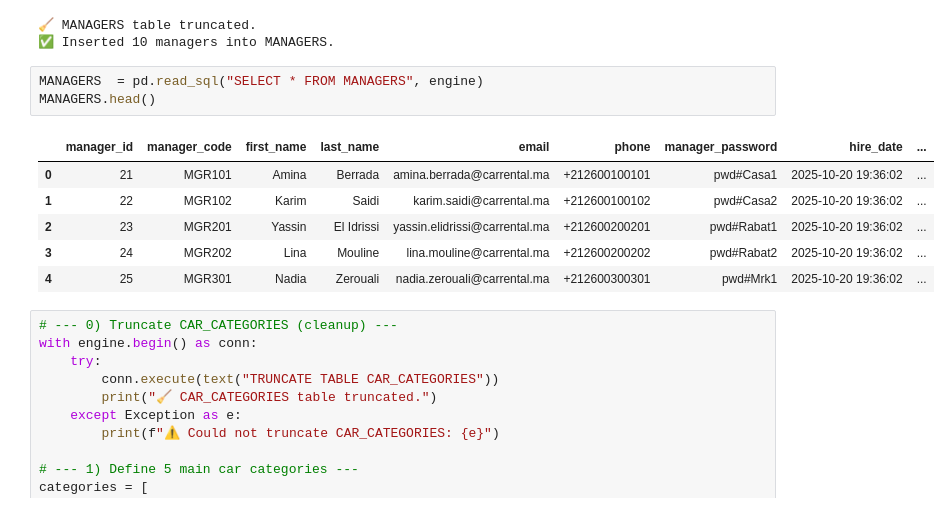
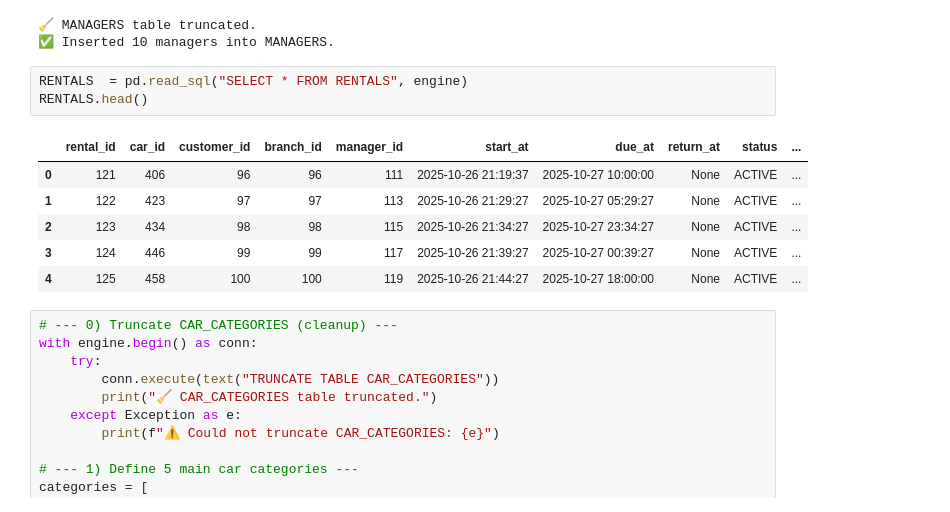
Before and after one commit to Bjibjihamza/car-rental-bi-platform, a Jupyter notebook: src/check.ipynb, the cells around one changed output. Saved outputs shown, nothing was run; the diff lists cells and outputs as text.

```diff
--- a/src/check.ipynb
+++ b/src/check.ipynb
@@ -152,15 +163,15 @@ with engine.begin() as conn:
 🧹 MANAGERS table truncated.
 ✅ Inserted 10 managers into MANAGERS.
 # %%
-MANAGERS  = pd.read_sql("SELECT * FROM MANAGERS", engine)
-MANAGERS.head()
+RENTALS  = pd.read_sql("SELECT * FROM RENTALS", engine)
+RENTALS.head()
 # %% [output]
-|  | manager_id | manager_code | first_name | last_name | email | phone | manager_password | hire_date | ... |
-| 0 | 21 | MGR101 | Amina | Berrada | amina.berrada@carrental.ma | +212600100101 | pwd#Casa1 | 2025-10-20 19:36:02 | ... |
-| 1 | 22 | MGR102 | Karim | Saidi | karim.saidi@carrental.ma | +212600100102 | pwd#Casa2 | 2025-10-20 19:36:02 | ... |
-| 2 | 23 | MGR201 | Yassin | El Idrissi | yassin.elidrissi@carrental.ma | +212600200201 | pwd#Rabat1 | 2025-10-20 19:36:02 | ... |
-| 3 | 24 | MGR202 | Lina | Mouline | lina.mouline@carrental.ma | +212600200202 | pwd#Rabat2 | 2025-10-20 19:36:02 | ... |
-| 4 | 25 | MGR301 | Nadia | Zerouali | nadia.zerouali@carrental.ma | +212600300301 | pwd#Mrk1 | 2025-10-20 19:36:02 | ... |
+|  | rental_id | car_id | customer_id | branch_id | manager_id | start_at | due_at | return_at | status | ... |
+| 0 | 121 | 406 | 96 | 96 | 111 | 2025-10-26 21:19:37 | 2025-10-27 10:00:00 | None | ACTIVE | ... |
+| 1 | 122 | 423 | 97 | 97 | 113 | 2025-10-26 21:29:27 | 2025-10-27 05:29:27 | None | ACTIVE | ... |
+| 2 | 123 | 434 | 98 | 98 | 115 | 2025-10-26 21:34:27 | 2025-10-27 23:34:27 | None | ACTIVE | ... |
+| 3 | 124 | 446 | 99 | 99 | 117 | 2025-10-26 21:39:27 | 2025-10-27 00:39:27 | None | ACTIVE | ... |
+| 4 | 125 | 458 | 100 | 100 | 119 | 2025-10-26 21:44:27 | 2025-10-27 18:00:00 | None | ACTIVE | ... |
 # %%
 # --- 0) Truncate CAR_CATEGORIES (cleanup) ---
 with engine.begin() as conn:
```
Also changed, not shown: parts of 4 cells of this notebook, 5 other files.
